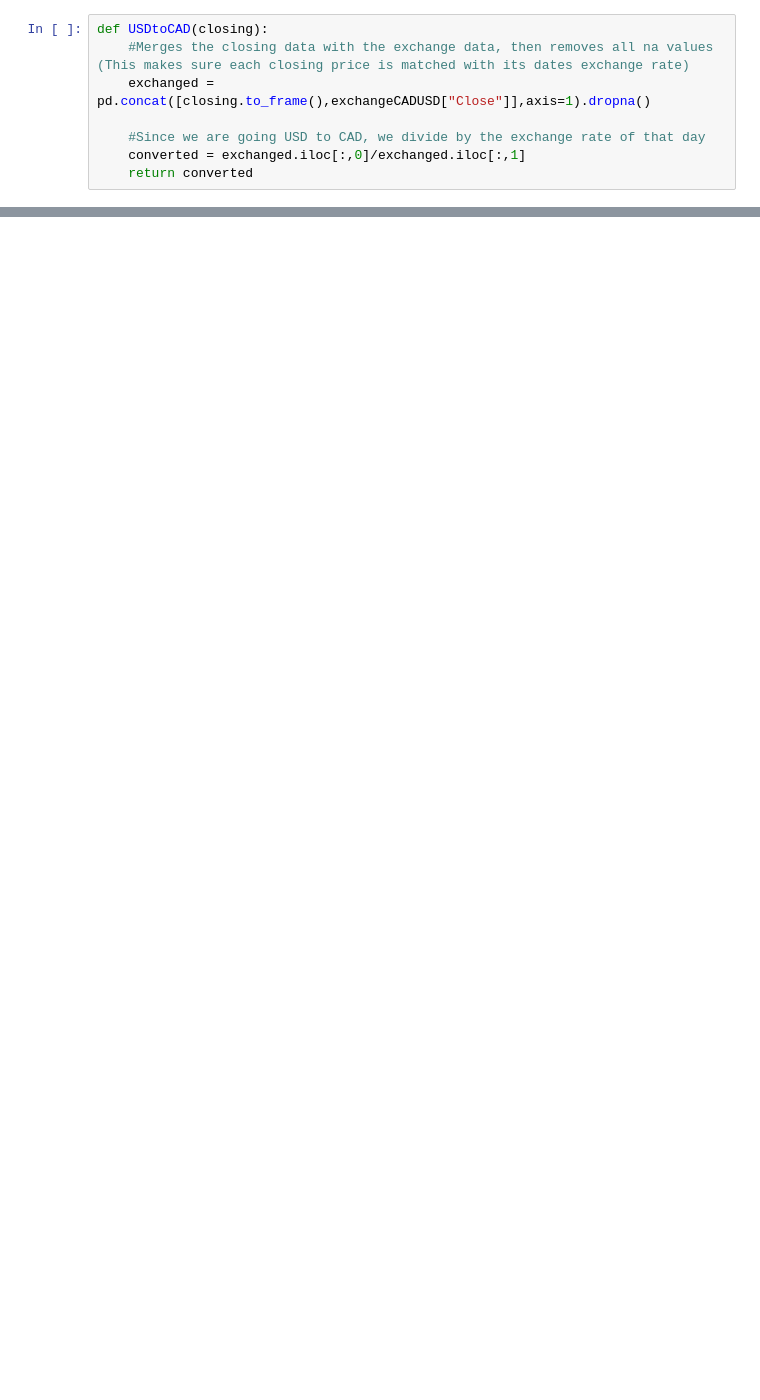
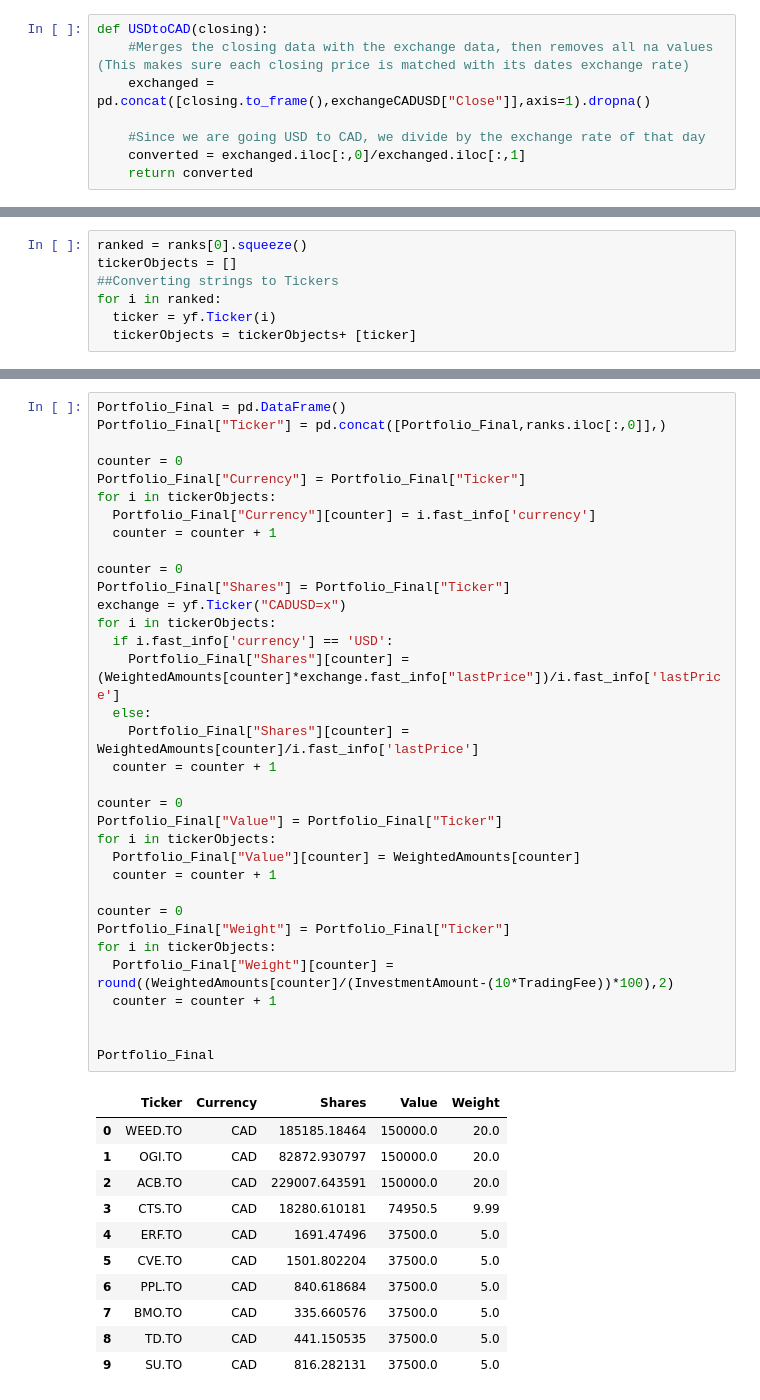
Before and after one commit to Chara1236/PortfolioGenerator, a Jupyter notebook: Portfolio_Generator.ipynb, the cells around one changed output, grey strips where cells are left out. Drawn from its saved outputs; the diff is of its cells as text; blank space fills up the shorter version.

```diff
--- a/Portfolio_Generator.ipynb
+++ b/Portfolio_Generator.ipynb
@@ -82,0 +304,7 @@ stocks_close
+# %%
+ranked = ranks[0].squeeze()
+tickerObjects = []
+##Converting strings to Tickers
+for i in ranked:
+  ticker = yf.Ticker(i)
+  tickerObjects = tickerObjects+ [ticker]
@@ -82,0 +351,46 @@ stocks_close
+# %%
+Portfolio_Final = pd.DataFrame()
+Portfolio_Final["Ticker"] = pd.concat([Portfolio_Final,ranks.iloc[:,0]],)
+
+counter = 0
+Portfolio_Final["Currency"] = Portfolio_Final["Ticker"]
+for i in tickerObjects:
+  Portfolio_Final["Currency"][counter] = i.fast_info['currency']
+  counter = counter + 1
+
+counter = 0
+Portfolio_Final["Shares"] = Portfolio_Final["Ticker"]
+exchange = yf.Ticker("CADUSD=x")
+for i in tickerObjects:
+  if i.fast_info['currency'] == 'USD':
+    Portfolio_Final["Shares"][counter] = (WeightedAmounts[counter]*exchange.fast_info["lastPrice"])/i.fast_info['lastPrice']
+  else:
+    Portfolio_Final["Shares"][counter] = WeightedAmounts[counter]/i.fast_info['lastPrice']
+  counter = counter + 1
+
+counter = 0
+Portfolio_Final["Value"] = Portfolio_Final["Ticker"]
+for i in tickerObjects:
+  Portfolio_Final["Value"][counter] = WeightedAmounts[counter]
+  counter = counter + 1
+
+counter = 0
+Portfolio_Final["Weight"] = Portfolio_Final["Ticker"]
+for i in tickerObjects:
+  Portfolio_Final["Weight"][counter] = round((WeightedAmounts[counter]/(InvestmentAmount-(10*TradingFee))*100),2)
+  counter = counter + 1
+
+
+Portfolio_Final
+# %% [output]
+|  | Ticker | Currency | Shares | Value | Weight |
+| 0 | WEED.TO | CAD | 185185.18464 | 150000.0 | 20.0 |
+| 1 | OGI.TO | CAD | 82872.930797 | 150000.0 | 20.0 |
+| 2 | ACB.TO | CAD | 229007.643591 | 150000.0 | 20.0 |
+| 3 | CTS.TO | CAD | 18280.610181 | 74950.5 | 9.99 |
+| 4 | ERF.TO | CAD | 1691.47496 | 37500.0 | 5.0 |
+| 5 | CVE.TO | CAD | 1501.802204 | 37500.0 | 5.0 |
+| 6 | PPL.TO | CAD | 840.618684 | 37500.0 | 5.0 |
+| 7 | BMO.TO | CAD | 335.660576 | 37500.0 | 5.0 |
+| 8 | TD.TO | CAD | 441.150535 | 37500.0 | 5.0 |
+| 9 | SU.TO | CAD | 816.282131 | 37500.0 | 5.0 |
```
Also changed, not shown: parts of 8 cells of this notebook.
